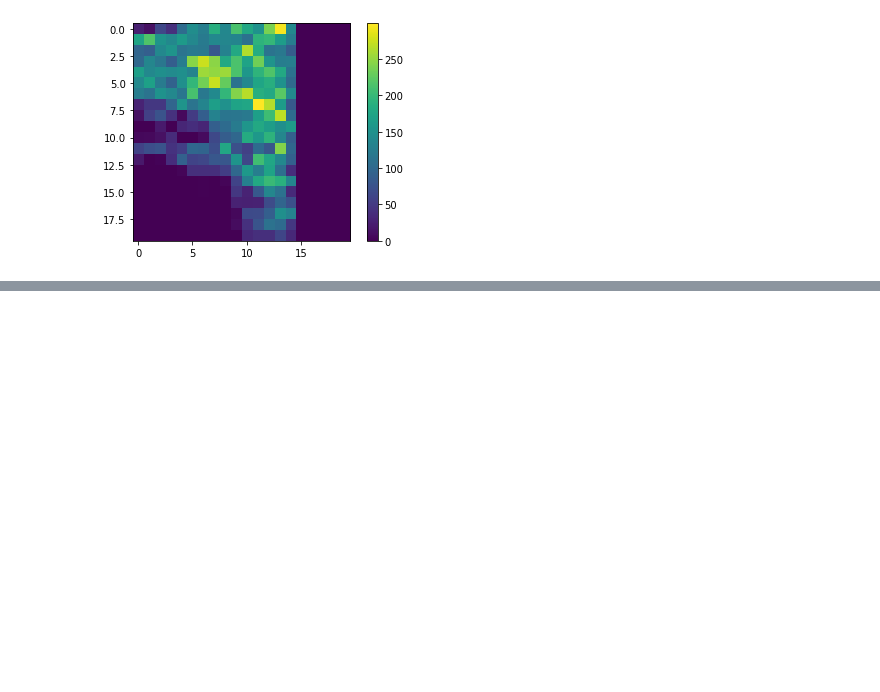
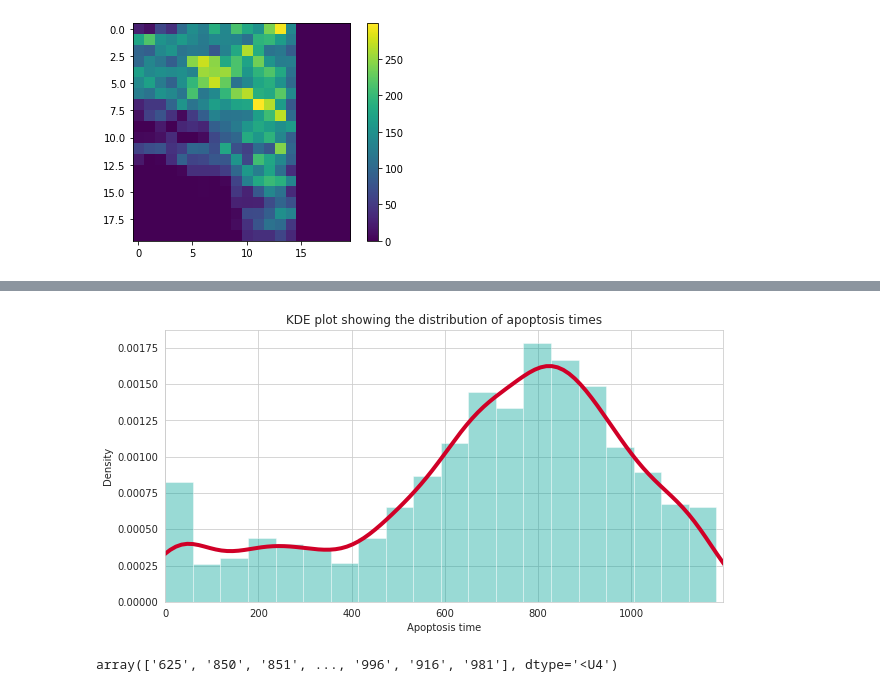
Before and after one commit to nthndy/cell-comp-analysis, a Jupyter notebook: cell_radial_analysis/Temporal_Occupancy.ipynb, the cells around one changed output, grey strips where cells are left out. Drawn from its saved outputs; the diff is of its cells as text; code cells hidden in the pictures; blank space fills up the shorter version.

```diff
--- a/cell_radial_analysis/Temporal_Occupancy.ipynb
+++ b/cell_radial_analysis/Temporal_Occupancy.ipynb
@@ -260,0 +437,16 @@ plt.
+# %%
+
+sb.set_style("whitegrid")  # Setting style(Optional)
+plt.figure(figsize = (10,5)) #Specify the size of figure we want(Optional)
+sb.distplot( apop_times  ,  bins = 20 , kde = True , color = '#00A398', kde_kws=dict(linewidth = 4 , color = '#d00027'))
+plt.xlim(0,max(mov_lengths))
+plt.title('KDE plot showing the distribution of apoptosis times')
+plt.xlabel('Apoptosis time')
+plt.ylabel('Density')
+plt.savefig('/media/nathan/Transcend/Nathan/data/kraken/h2b/radial_analysis_output/scan_parameterisation/KDE plot showing dist of apoptosis times.pdf')
+# %% [output]
+[figure, added]
+# %%
+apop_times
+# %% [output]
+array(['625', '850', '851', ..., '996', '916', '981'], dtype='<U4')
```
Also changed, not shown: parts of 10 cells of this notebook.
